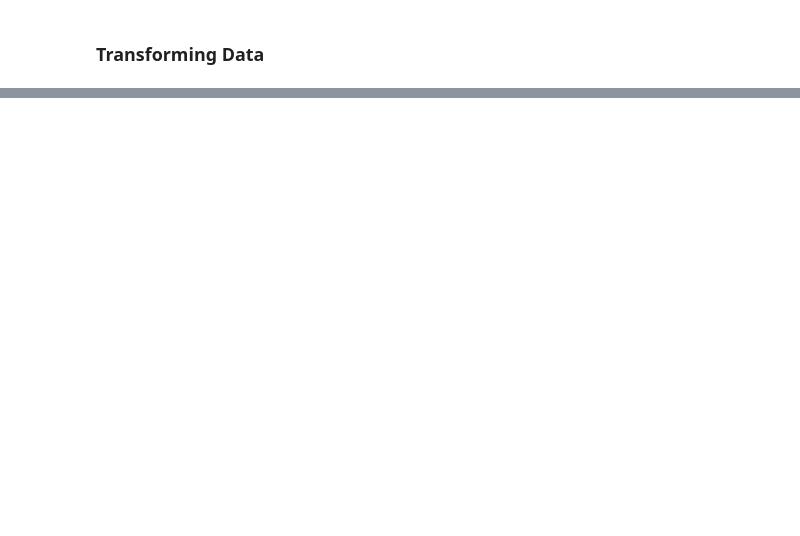
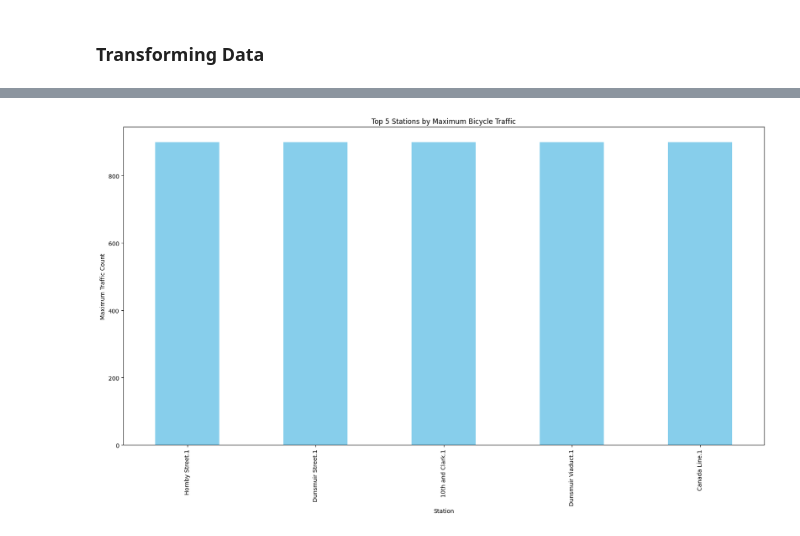
Before and after one commit to JesseScott/vancouver.cycling.data, a Jupyter notebook: bike-data.ipynb, the cells around one changed output, grey strips where cells are left out. Drawn from its saved outputs; the diff is of its cells as text; code cells hidden in the pictures; blank space fills up the shorter version.

Commit message:
pumping fresh air
running this again on a new machine, re-exploring data

```diff
--- a/bike-data.ipynb
+++ b/bike-data.ipynb
@@ -60,0 +111,5 @@ df.head(10)
+# %%
+# Set the first row as the header and reset the DataFrame index
+df.columns = df.iloc[0]
+df = df[1:].reset_index(drop=True)
+df.head()
@@ -60,0 +124,19 @@ df.head(10)
+# %%
+# Convert all columns to numeric, coercing errors to NaN
+for col in df.columns:
+    df[col] = pd.to_numeric(df[col], errors='coerce')
+# %%
+# Find the maximum value for each station (column), ignoring NaNs
+max_per_station = df.max(skipna=True)
+
+# Get the 5 stations with the highest maximum values
+largest_stations = max_per_station.sort_values(ascending=False).head(5)
+
+# Plot the results
+largest_stations.plot(kind='bar', color='skyblue')
+plt.title('Top 5 Stations by Maximum Bicycle Traffic')
+plt.ylabel('Maximum Traffic Count')
+plt.xlabel('Station')
+plt.show()
+# %% [output]
+[figure, added]
```
Also changed, not shown: parts of 11 cells of this notebook, 2 other files.
